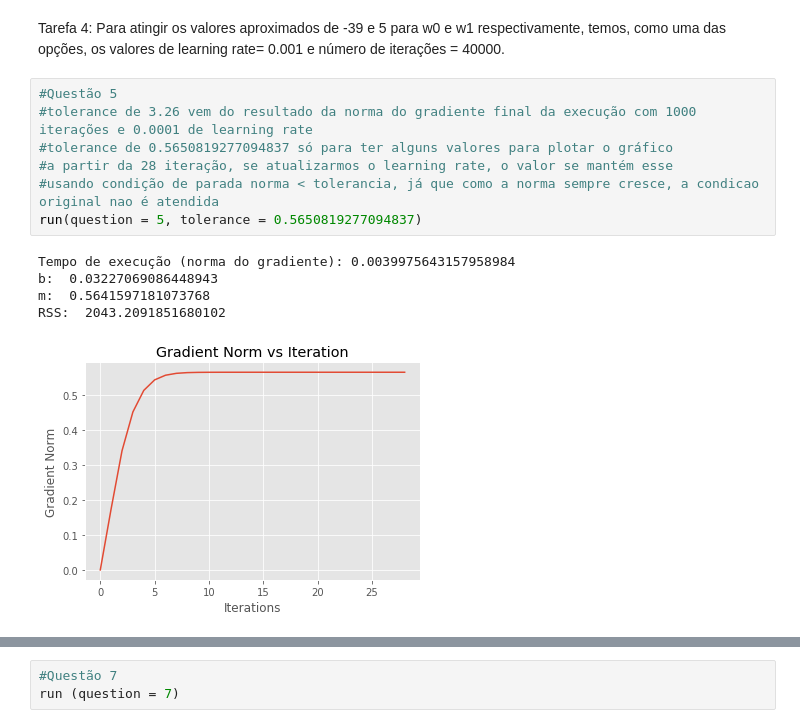
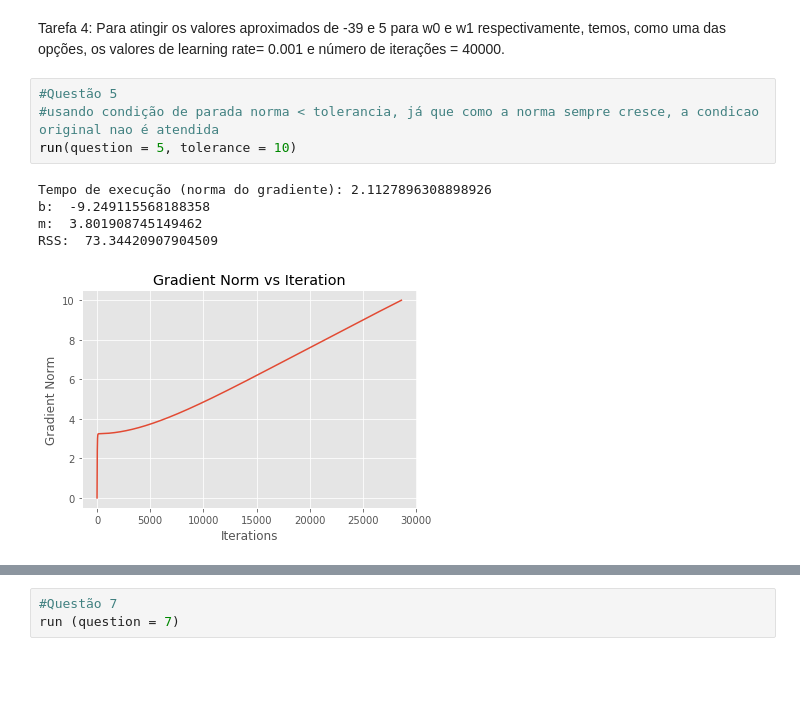
Before and after one commit to larissalucena/machinelearning, a Jupyter notebook: RegressaoLinear.ipynb, the cells around one changed output, grey strips where cells are left out. Saved outputs shown, nothing was run; the diff lists cells and outputs as text; blank space fills up the shorter version.

```diff
--- a/RegressaoLinear.ipynb
+++ b/RegressaoLinear.ipynb
@@ -239,17 +239,14 @@ RSS: 29.86601280396424
 Tarefa 4: Para atingir os valores aproximados de -39 e 5 para w0 e w1 respectivamente, temos, como uma das opções, os valores de learning rate= 0.001 e número de iterações = 40000.
 # %%
 #Questão 5
-#tolerance de 3.26 vem do resultado da norma do gradiente final da execução com 1000 iterações e 0.0001 de learning rate
-#tolerance de 0.5650819277094837 só para ter alguns valores para plotar o gráfico
-#a partir da 28 iteração, se atualizarmos o learning rate, o valor se mantém esse
 #usando condição de parada norma < tolerancia, já que como a norma sempre cresce, a condicao original nao é atendida
-run(question = 5, tolerance = 0.5650819277094837)
+run(question = 5, tolerance = 10)
 # %% [output]
-Tempo de execução (norma do gradiente): 0.0039975643157958984
-b:  0.03227069086448943
-m:  0.5641597181073768
-RSS:  2043.2091851680102
+Tempo de execução (norma do gradiente): 2.1127896308898926
+b:  -9.249115568188358
+m:  3.801908745149462
+RSS:  73.34420907904509
-[figure, old version]
+[figure, new version]
 # %%
 #Questão 6
 run(question = 6, tolerance = 39, learning_rate = 0.001)
```
Also changed, not shown: parts of 2 cells of this notebook.
